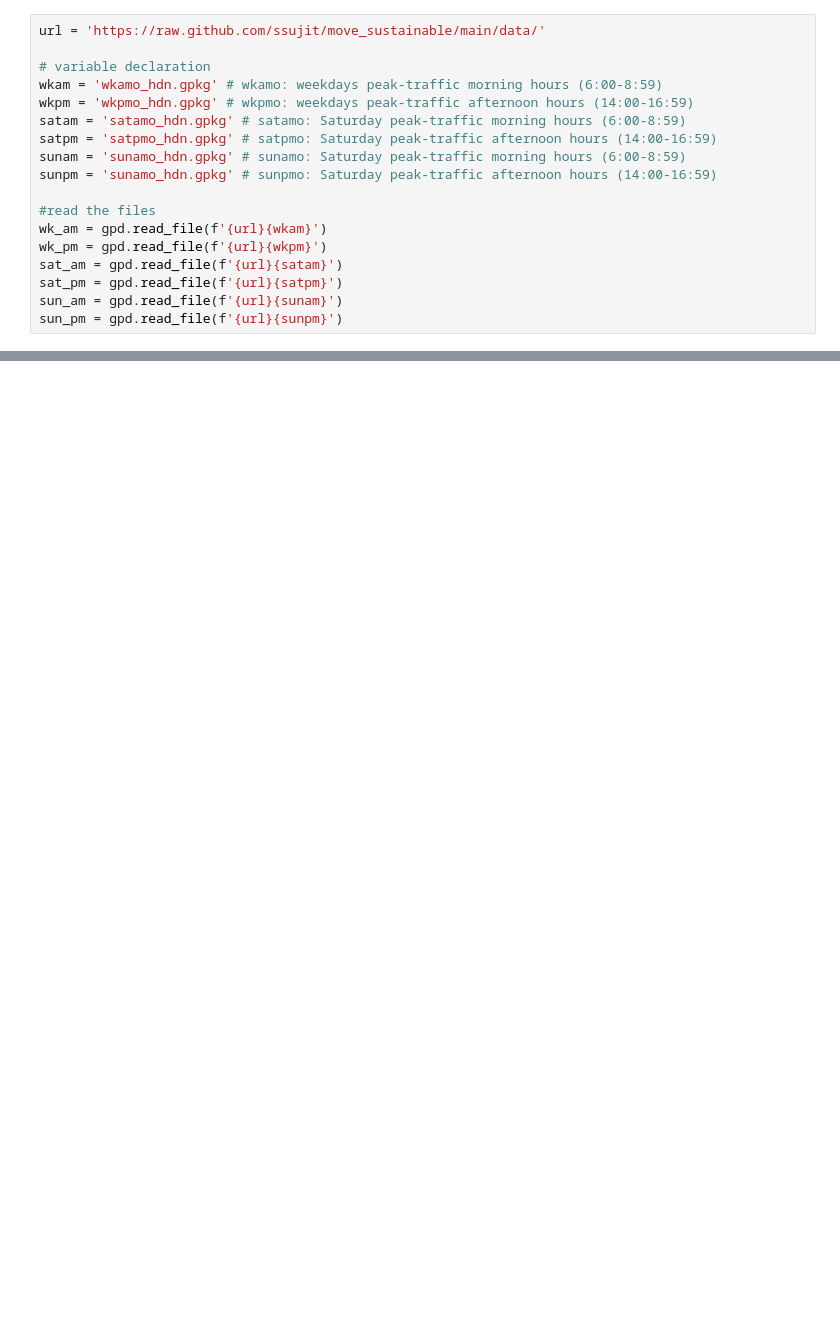
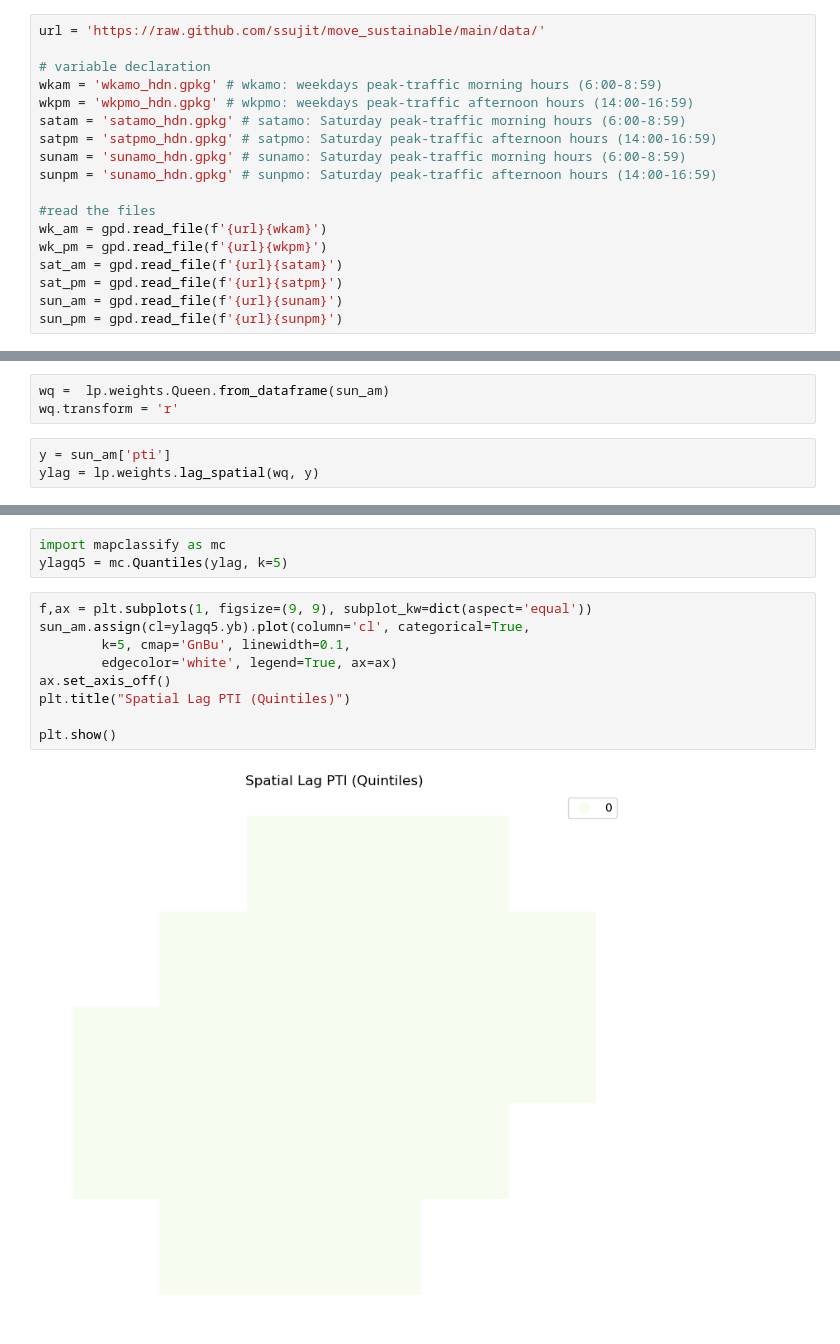
Before and after one commit to ssujit/move_sustainable, a Jupyter notebook: notebook/2_spatial_statistics.ipynb, the cells around one changed output, grey strips where cells are left out. Drawn from its saved outputs; the diff is of its cells as text; blank space fills up the shorter version.

```diff
--- a/notebook/2_spatial_statistics.ipynb
+++ b/notebook/2_spatial_statistics.ipynb
@@ -101,0 +62,6 @@ pd.
+# %%
+wq =  lp.weights.Queen.from_dataframe(sun_am)
+wq.transform = 'r'
+# %%
+y = sun_am['pti']
+ylag = lp.weights.lag_spatial(wq, y)
@@ -101,0 +76,14 @@ pd.
+# %%
+import mapclassify as mc
+ylagq5 = mc.Quantiles(ylag, k=5)
+# %%
+f,ax = plt.subplots(1, figsize=(9, 9), subplot_kw=dict(aspect='equal'))
+sun_am.assign(cl=ylagq5.yb).plot(column='cl', categorical=True,
+        k=5, cmap='GnBu', linewidth=0.1,
+        edgecolor='white', legend=True, ax=ax)
+ax.set_axis_off()
+plt.title("Spatial Lag PTI (Quintiles)")
+
+plt.show()
+# %% [output]
+[figure, added]
```
Also changed, not shown: parts of 36 cells of this notebook.
